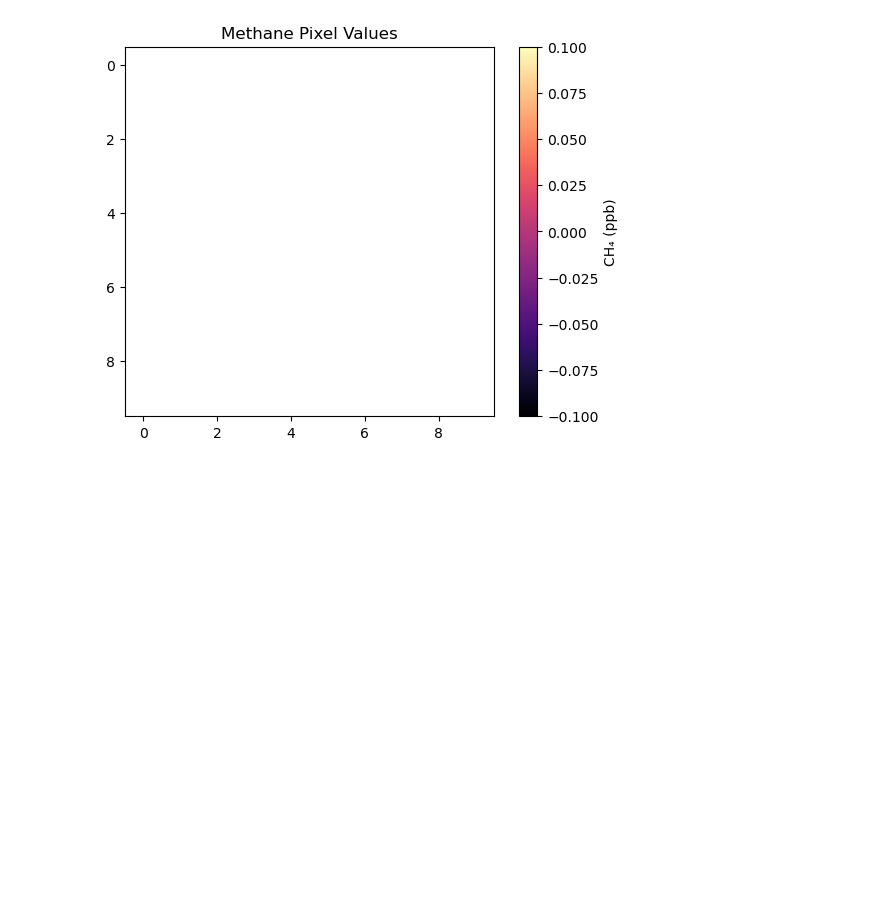
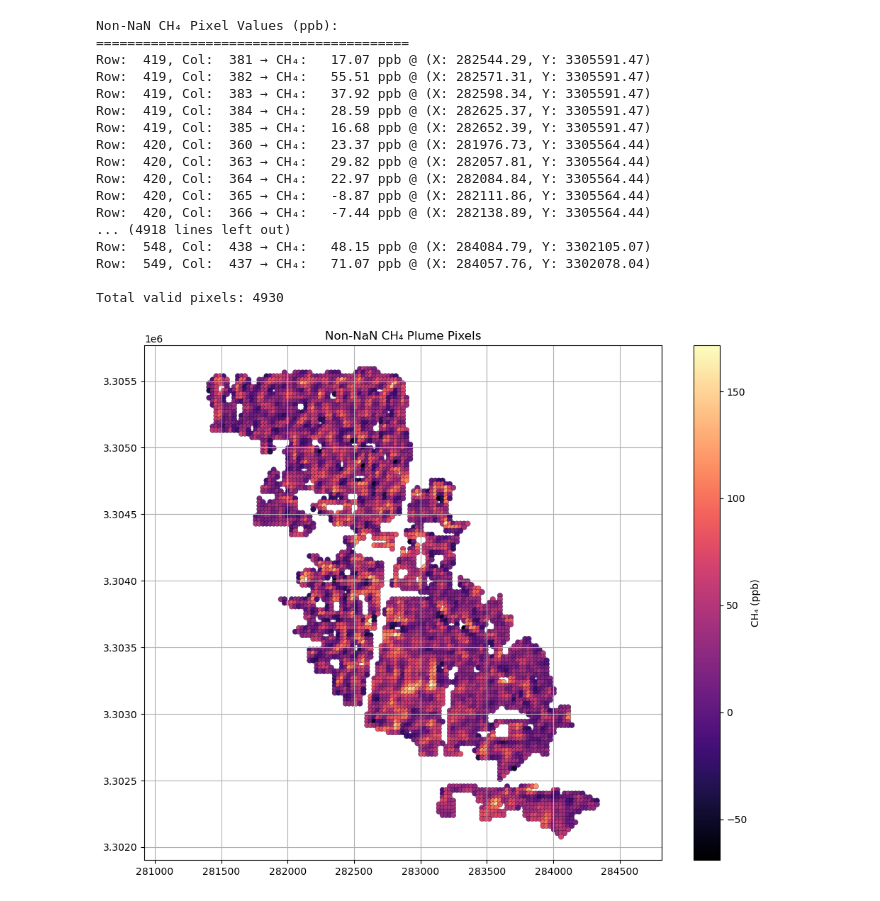
Before and after one commit to alibecerra/Methane, a Jupyter notebook: GHGsat/main.ipynb, the cells around one changed output. Drawn from its saved outputs; the diff is of its cells as text; code cells hidden in the pictures; blank space fills up the shorter version.

```diff
--- a/GHGsat/main.ipynb
+++ b/GHGsat/main.ipynb
@@ -44,26 +146,59 @@ Band tags:  {'STATISTICS_APPROXIMATE': 'YES', 'STATISTICS_MAXIMUM': '3', 'STATIS
 # %%
-import rasterio
-import matplotlib.pyplot as plt
+with rasterio.open("./ghgsat2803/2022/11/28/C5/C5_23010168_20221128_20230531_LbOSaFE/C5_23010168_20221128_20230531_LbOSaFE_8061_CH4PL.tif") as src:
+    ch4 = src.read(1)  # Band 1
+    transform = src.transform
 
-with rasterio.open("./ghgsat2803/2022/11/28/C5/C5_23010168_20221128_20230531_LbOSaFE/C5_23010168_20221128_20230531_LbOSaFE_CH4.tif") as src:
-    ch4 = src.read(1)  # Band 1
 
-# Slice out a small window
-window = ch4[100:110, 200:210]
+# Loop through all pixels and print value if it's not NaN
+print("Non-NaN CH₄ Pixel Values (ppb):")
+print("=" * 40)
+count = 0
+for i in range(ch4.shape[0]):
+    for j in range(ch4.shape[1]):
+        val = ch4[i, j]
+        if not np.isnan(val):
+            x, y = rasterio.transform.xy(transform, i, j, offset='center')
+            print(f"Row: {i:4d}, Col: {j:4d} → CH₄: {val:7.2f} ppb @ (X: {x:.2f}, Y: {y:.2f})")
+            count += 1
 
-fig, ax = plt.subplots()
-cax = ax.imshow(window, cmap='magma', vmin=np.nanmin(window), vmax=np.nanmax(window))
-plt.colorbar(cax, label='CH₄ (ppb)')
+print(f"\nTotal valid pixels: {count}")
 
-for i in range(window.shape[0]):
-    for j in range(window.shape[1]):
-        val = window[i, j]
-        ax.text(j, i, f"{val:.1f}", ha='center', va='center', color='white', fontsize=7)
+rows, cols = np.where(~np.isnan(ch4))
+vals = ch4[rows, cols]
 
-plt.title("Methane Pixel Values")
+# Convert pixel indices to world coordinates
+xs, ys = rasterio.transform.xy(transform, rows, cols, offset='center')
+
+# Plot
+plt.figure(figsize=(10, 8))
+sc = plt.scatter(xs, ys, c=vals, cmap='magma', s=30, edgecolor='k', linewidth=0.2)
+plt.colorbar(sc, label="CH₄ (ppb)")
+plt.title("Non-NaN CH₄ Plume Pixels")
+plt.xlabel("")
+plt.ylabel("")
+plt.grid(True)
+plt.axis('equal')  # Preserve aspect ratio
+plt.tight_layout()
 plt.show()
 # %% [output]
+Non-NaN CH₄ Pixel Values (ppb):
+========================================
+Row:  419, Col:  381 → CH₄:   17.07 ppb @ (X: 282544.29, Y: 3305591.47)
+Row:  419, Col:  382 → CH₄:   55.51 ppb @ (X: 282571.31, Y: 3305591.47)
+Row:  419, Col:  383 → CH₄:   37.92 ppb @ (X: 282598.34, Y: 3305591.47)
+Row:  419, Col:  384 → CH₄:   28.59 ppb @ (X: 282625.37, Y: 3305591.47)
+Row:  419, Col:  385 → CH₄:   16.68 ppb @ (X: 282652.39, Y: 3305591.47)
+Row:  420, Col:  360 → CH₄:   23.37 ppb @ (X: 281976.73, Y: 3305564.44)
+Row:  420, Col:  363 → CH₄:   29.82 ppb @ (X: 282057.81, Y: 3305564.44)
+Row:  420, Col:  364 → CH₄:   22.97 ppb @ (X: 282084.84, Y: 3305564.44)
+Row:  420, Col:  365 → CH₄:   -8.87 ppb @ (X: 282111.86, Y: 3305564.44)
+Row:  420, Col:  366 → CH₄:   -7.44 ppb @ (X: 282138.89, Y: 3305564.44)
+... (4918 lines left out)
+Row:  548, Col:  438 → CH₄:   48.15 ppb @ (X: 284084.79, Y: 3302105.07)
+Row:  549, Col:  437 → CH₄:   71.07 ppb @ (X: 284057.76, Y: 3302078.04)
+
+Total valid pixels: 4930
-[figure, old version]
+[figure, new version]
 # %%
 import rasterio
 import numpy as np
```
Also changed, not shown: parts of 6 cells of this notebook, 2 other files.
